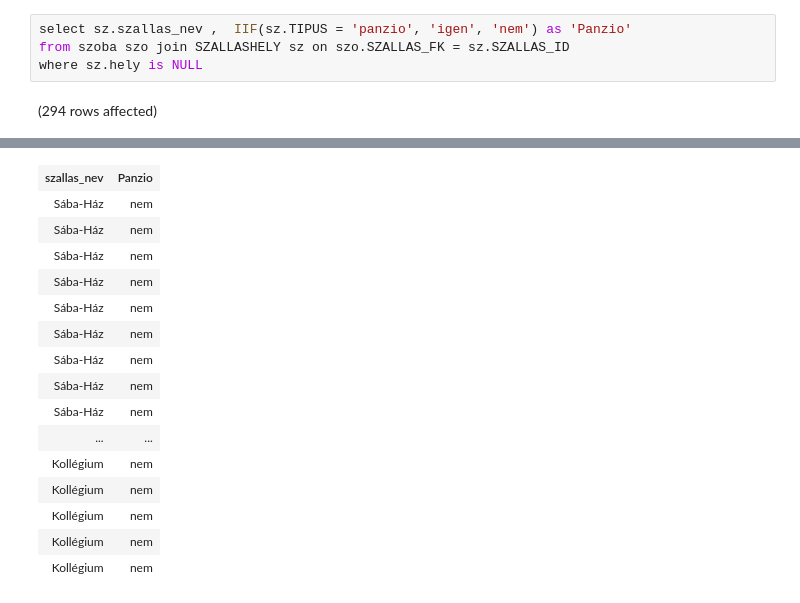
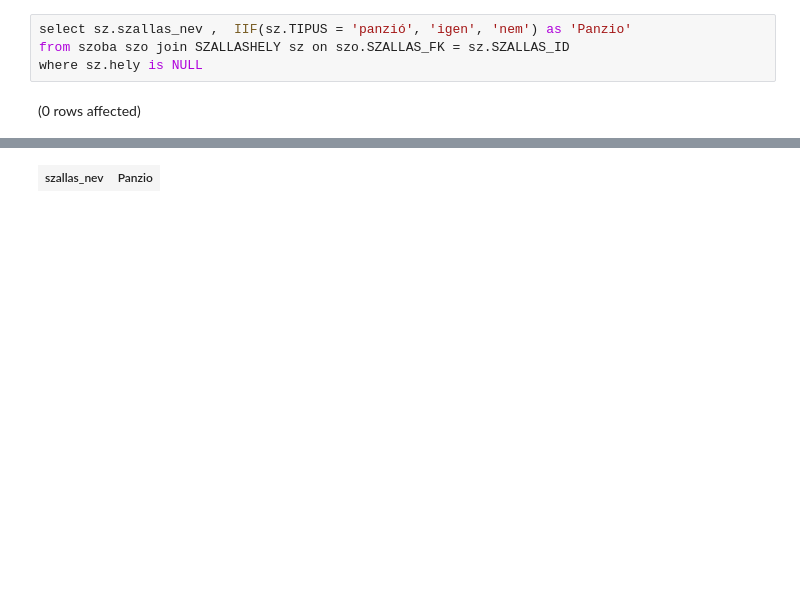
Before and after one commit to GozonBende/SQL, a Jupyter notebook: sql_dolgozat1_pikkj2.ipynb, the cells around one changed output, grey strips where cells are left out. Drawn from its saved outputs; the diff is of its cells as text; blank space fills up the shorter version.

```diff
--- a/sql_dolgozat1_pikkj2.ipynb
+++ b/sql_dolgozat1_pikkj2.ipynb
@@ -7,6 +26,6 @@ order by SZUL_DAT
 # %%
-select sz.szallas_nev ,  IIF(sz.TIPUS = 'panzio', 'igen', 'nem') as 'Panzio'
+select sz.szallas_nev ,  IIF(sz.TIPUS = 'panzió', 'igen', 'nem') as 'Panzio'
 from szoba szo join SZALLASHELY sz on szo.SZALLAS_FK = sz.SZALLAS_ID
 where sz.hely is NULL
 # %% [output]
-(294 rows affected)
+(0 rows affected)
@@ -14,16 +33 @@ Total execution time: 00:00:00.051
 | szallas_nev | Panzio |
-| Sába-Ház | nem |
-| Sába-Ház | nem |
-| Sába-Ház | nem |
-| Sába-Ház | nem |
-| Sába-Ház | nem |
-| Sába-Ház | nem |
-| Sába-Ház | nem |
-| Sába-Ház | nem |
-| Sába-Ház | nem |
-| ... | ... |
-| Kollégium | nem |
-| Kollégium | nem |
-| Kollégium | nem |
-| Kollégium | nem |
-| Kollégium | nem |
```
Also changed, not shown: parts of 2 cells of this notebook.
